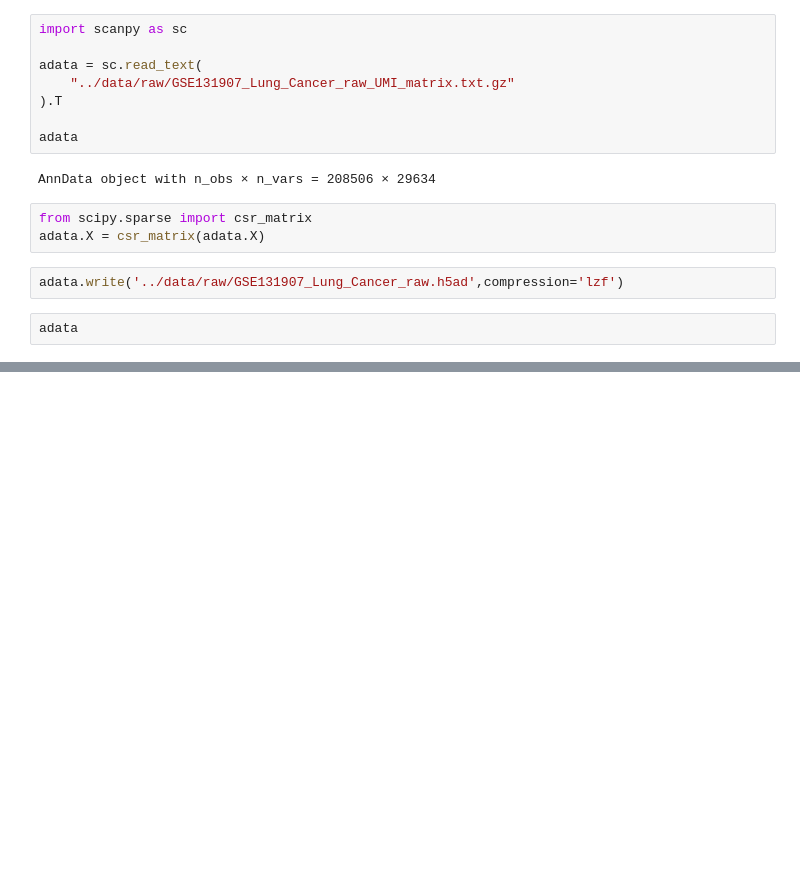
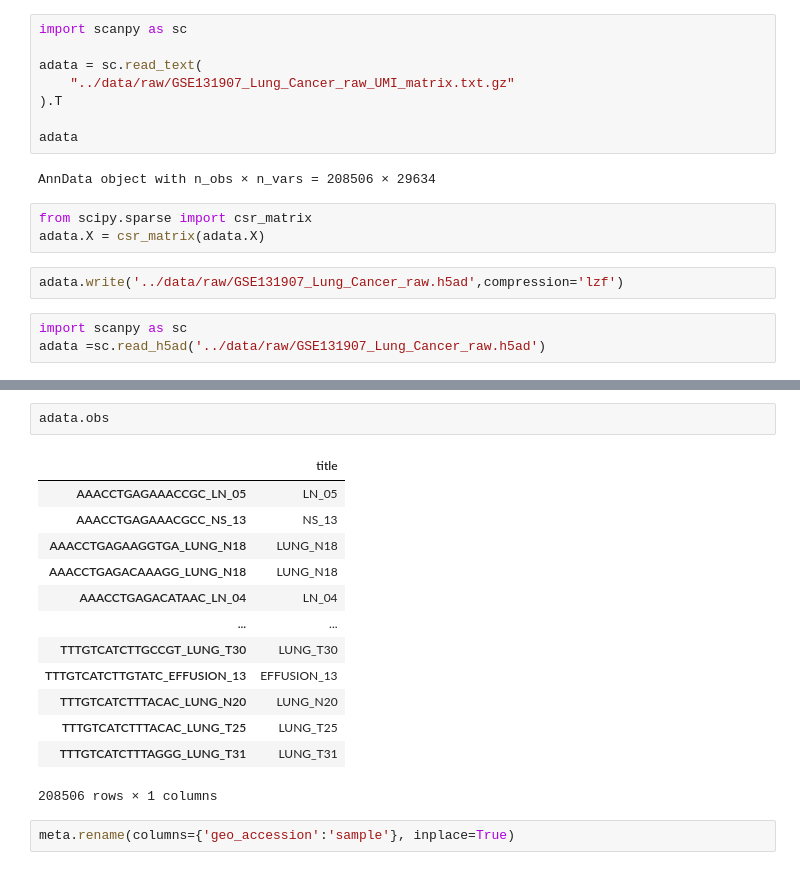
Before and after one commit to Prathiksha-Bioinformatics/NSCLC-scRNAseq-Analysis, a Jupyter notebook: src/01_data_loading_and_conversion.ipynb, the cells around one changed output, grey strips where cells are left out. Drawn from its saved outputs; the diff is of its cells as text; blank space fills up the shorter version.

```diff
--- a/src/01_data_loading_and_conversion.ipynb
+++ b/src/01_data_loading_and_conversion.ipynb
@@ -40,4 +40,5 @@ adata.X = csr_matrix(adata.X)
 # %%
 adata.write('../data/raw/GSE131907_Lung_Cancer_raw.h5ad',compression='lzf')
 # %%
-adata
+import scanpy as sc
+adata =sc.read_h5ad('../data/raw/GSE131907_Lung_Cancer_raw.h5ad')
@@ -45,0 +144,18 @@ AnnData object with n_obs × n_vars = 208506 × 29634
+# %%
+adata.obs
+# %% [output]
+|  | title |
+| AAACCTGAGAAACCGC_LN_05 | LN_05 |
+| AAACCTGAGAAACGCC_NS_13 | NS_13 |
+| AAACCTGAGAAGGTGA_LUNG_N18 | LUNG_N18 |
+| AAACCTGAGACAAAGG_LUNG_N18 | LUNG_N18 |
+| AAACCTGAGACATAAC_LN_04 | LN_04 |
+| ... | ... |
+| TTTGTCATCTTGCCGT_LUNG_T30 | LUNG_T30 |
+| TTTGTCATCTTGTATC_EFFUSION_13 | EFFUSION_13 |
+| TTTGTCATCTTTACAC_LUNG_N20 | LUNG_N20 |
+| TTTGTCATCTTTACAC_LUNG_T25 | LUNG_T25 |
+| TTTGTCATCTTTAGGG_LUNG_T31 | LUNG_T31 |
+208506 rows × 1 columns
+# %%
+meta.rename(columns={'geo_accession':'sample'}, inplace=True)
```
Also changed, not shown: parts of 11 cells of this notebook, 6 other files.
